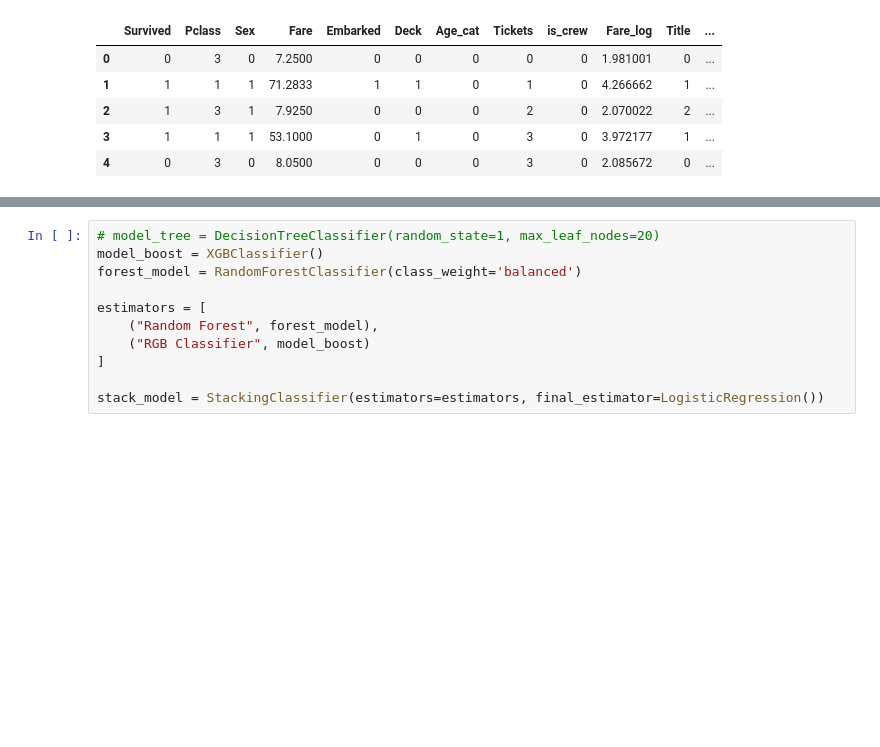
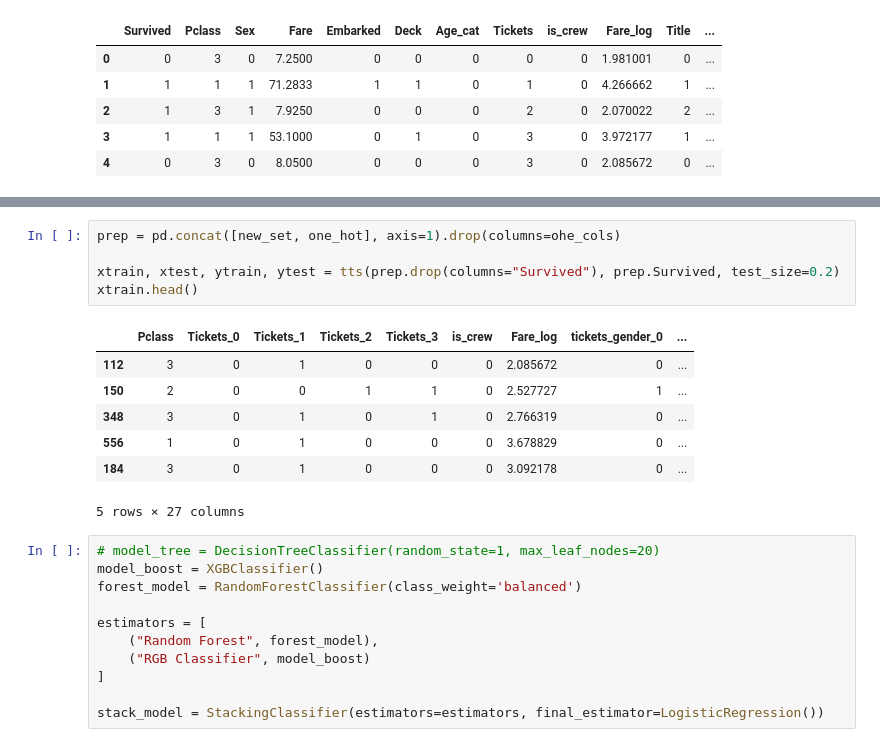
Before and after one commit to abdulqadirmuazzim/Titanic, a Jupyter notebook: titanic.ipynb, the cells around one changed output, grey strips where cells are left out. Cells and saved outputs as stored; diff of their text form; blank space fills up the shorter version.

```diff
--- a/titanic.ipynb
+++ b/titanic.ipynb
@@ -1044,3 +1115,16 @@ Binary.fit_transform(input_set)
+# %%
+prep = pd.concat([new_set, one_hot], axis=1).drop(columns=ohe_cols)
+
+xtrain, xtest, ytrain, ytest = tts(prep.drop(columns="Survived"), prep.Survived, test_size=0.2)
+xtrain.head()
+# %% [output]
+|  | Pclass | Tickets_0 | Tickets_1 | Tickets_2 | Tickets_3 | is_crew | Fare_log | tickets_gender_0 | ... |
+| 112 | 3 | 0 | 1 | 0 | 0 | 0 | 2.085672 | 0 | ... |
+| 150 | 2 | 0 | 0 | 1 | 1 | 0 | 2.527727 | 1 | ... |
+| 348 | 3 | 0 | 1 | 0 | 1 | 0 | 2.766319 | 0 | ... |
+| 556 | 1 | 0 | 1 | 0 | 0 | 0 | 3.678829 | 0 | ... |
+| 184 | 3 | 0 | 1 | 0 | 0 | 0 | 3.092178 | 0 | ... |
+5 rows × 27 columns
 # %%
 # model_tree = DecisionTreeClassifier(random_state=1, max_leaf_nodes=20)
 model_boost = XGBClassifier()
```
Also changed, not shown: parts of 13 cells of this notebook.
